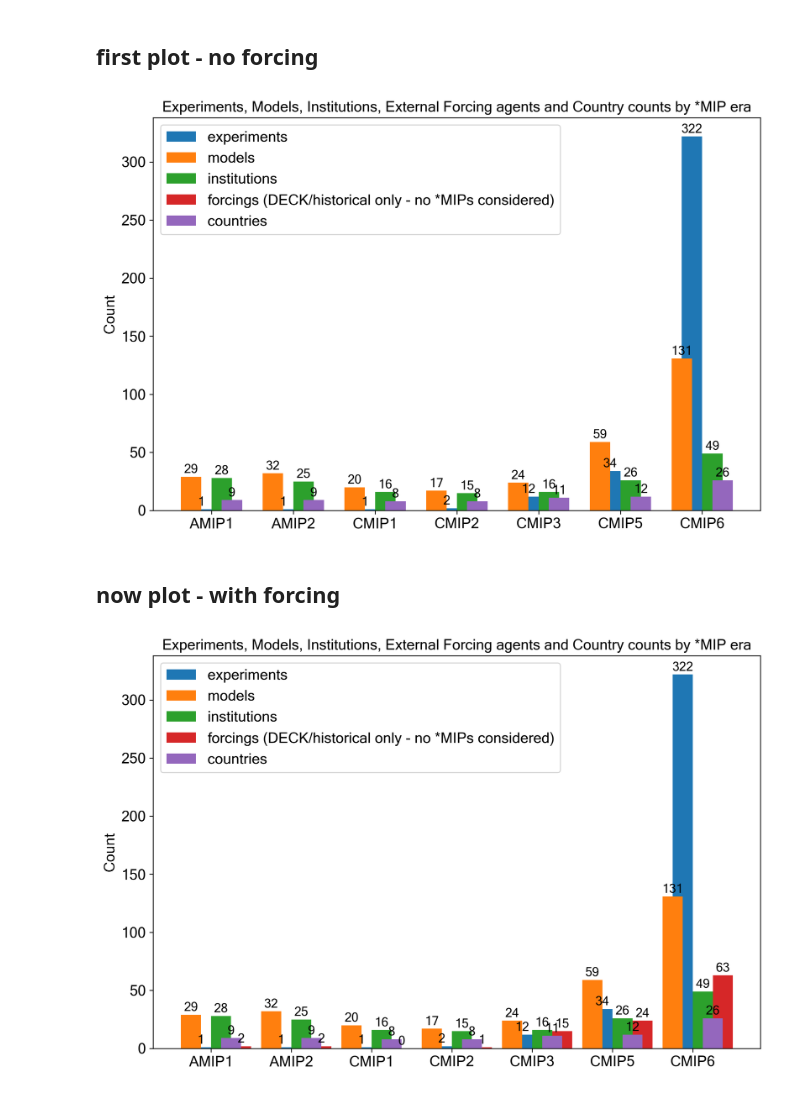
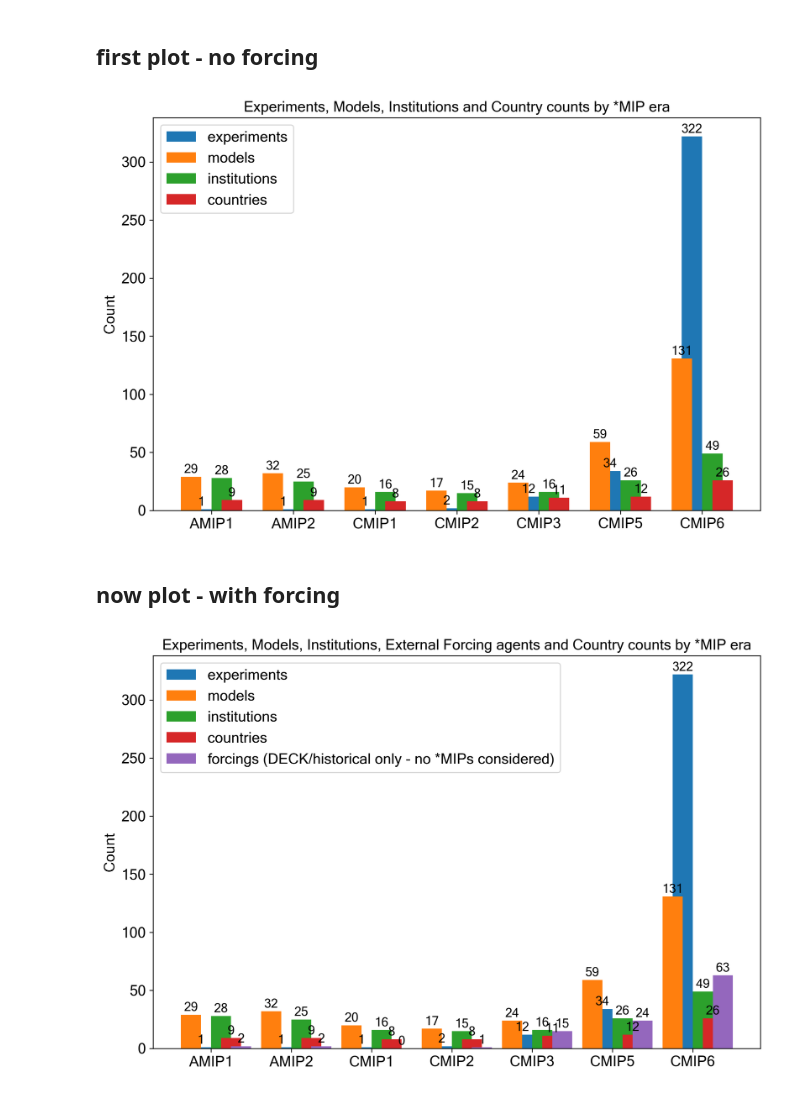
Before and after one commit to durack1/MIPPlots, a Jupyter notebook: mipEvolution.ipynb, the cells around one changed output. Cells and saved outputs as stored; diff of their text form; code cells hidden in the pictures.

Commit message:
remove forcing from first plot

```diff
--- a/mipEvolution.ipynb
+++ b/mipEvolution.ipynb
@@ -45,11 +46,11 @@ fig, ax = plt.subplots(figsize=(9, 6), dpi=300)
 rects1 = ax.bar(x - width*.5, experiments, width, label="experiments")
 rects3 = ax.bar(x - width, models, width, label="models")
 rects2 = ax.bar(x + width*.5, institutions, width, label="institutions")
-rects4 = ax.bar(x + width*1.5, forcingCountsBlank, width, label="forcings (DECK/historical only - no *MIPs considered)")
-rects5 = ax.bar(x + width, countries, width, label="countries")
+rects4 = ax.bar(x + width, countries, width, label="countries")
+#rects5 = ax.bar(x + width*1.5, forcingCountsBlank, width, label="forcings (DECK/historical only - no *MIPs considered)")
 
 # pretty things up - add text for labels, title and custom x-axis tick labels, etc.
-ax.set_title('Experiments, Models, Institutions, External Forcing agents and Country counts by *MIP era',
+ax.set_title('Experiments, Models, Institutions and Country counts by *MIP era',
              fontname=fontName, fontsize=fontsize)
 ax.set_ylabel('Count', fontname=fontName, fontsize=fontsize)
 plt.yticks(fontname=fontName, fontsize=fontsize)
@@ -64,7 +65,7 @@ ax.bar_label(rects1, padding=padding, fontname=fontName, fontsize=labelSize)
 ax.bar_label(rects2, padding=padding, fontname=fontName, fontsize=labelSize)
 ax.bar_label(rects3, padding=padding, fontname=fontName, fontsize=labelSize)
 ax.bar_label(rects4, padding=padding, fontname=fontName, fontsize=labelSize)
-ax.bar_label(rects5, padding=padding, fontname=fontName, fontsize=labelSize)
+#ax.bar_label(rects5, padding=padding, fontname=fontName, fontsize=labelSize)
 
 # fill canvas
 fig.tight_layout()
@@ -73,7 +74,7 @@ fig.tight_layout()
 plt.show()
 fig.savefig("_".join([timeFormat,"MIPEvolution-Counts.png"]))
 # %% [output]
-[figure, old version]
+[figure, new version]
 # %% [markdown]
 ## now plot - with forcing
 # %%
@@ -89,33 +90,33 @@ fig, ax = plt.subplots(figsize=(9, 6), dpi=300)
 # plot
 rects1 = ax.bar(x - width*.5, experiments, width, label="experiments")
 rects3 = ax.bar(x - width, models, width, label="models")
 rects2 = ax.bar(x + width*.5, institutions, width, label="institutions")
-rects4 = ax.bar(x + width*1.5, forcingCounts, width, label="forcings (DECK/historical only - no *MIPs considered)")
-rects5 = ax.bar(x + width, countries, width, label="countries")
+rects4 = ax.bar(x + width, countries, width, label="countries")
+rects5 = ax.bar(x + width*1.5, forcingCounts, width, label="forcings (DECK/historical only - no *MIPs considered)")
 
 # pretty things up - add text for labels, title and custom x-axis tick labels, etc.
 ax.set_title('Experiments, Models, Institutions, External Forcing agents and Country counts by *MIP era',
              fontname=fontName, fontsize=fontsize)
 ax.set_ylabel('Count', fontname=fontName, fontsize=fontsize)
 plt.yticks(fontname=fontName, fontsize=fontsize)
 ax.set_xticks(x, labels, fontname=fontName, fontsize=fontsize)
 ax.legend(prop={"family": fontName, "size": fontsize})
 
 # label cleanup
 padding = 1
 labelSize = 12
 
 ax.bar_label(rects1, padding=padding, fontname=fontName, fontsize=labelSize)
 ax.bar_label(rects2, padding=padding, fontname=fontName, fontsize=labelSize)
 ax.bar_label(rects3, padding=padding, fontname=fontName, fontsize=labelSize)
 ax.bar_label(rects4, padding=padding, fontname=fontName, fontsize=labelSize)
 ax.bar_label(rects5, padding=padding, fontname=fontName, fontsize=labelSize)
 
 # fill canvas
 fig.tight_layout()
 
 # display, save and close
 plt.show()
 fig.savefig("_".join([timeFormat,"MIPEvolution-Counts-plusForcing.png"]))
 # %% [output]
-[figure, old version]
+[figure, new version]
```
Also changed, not shown: parts of 2 cells of this notebook.
